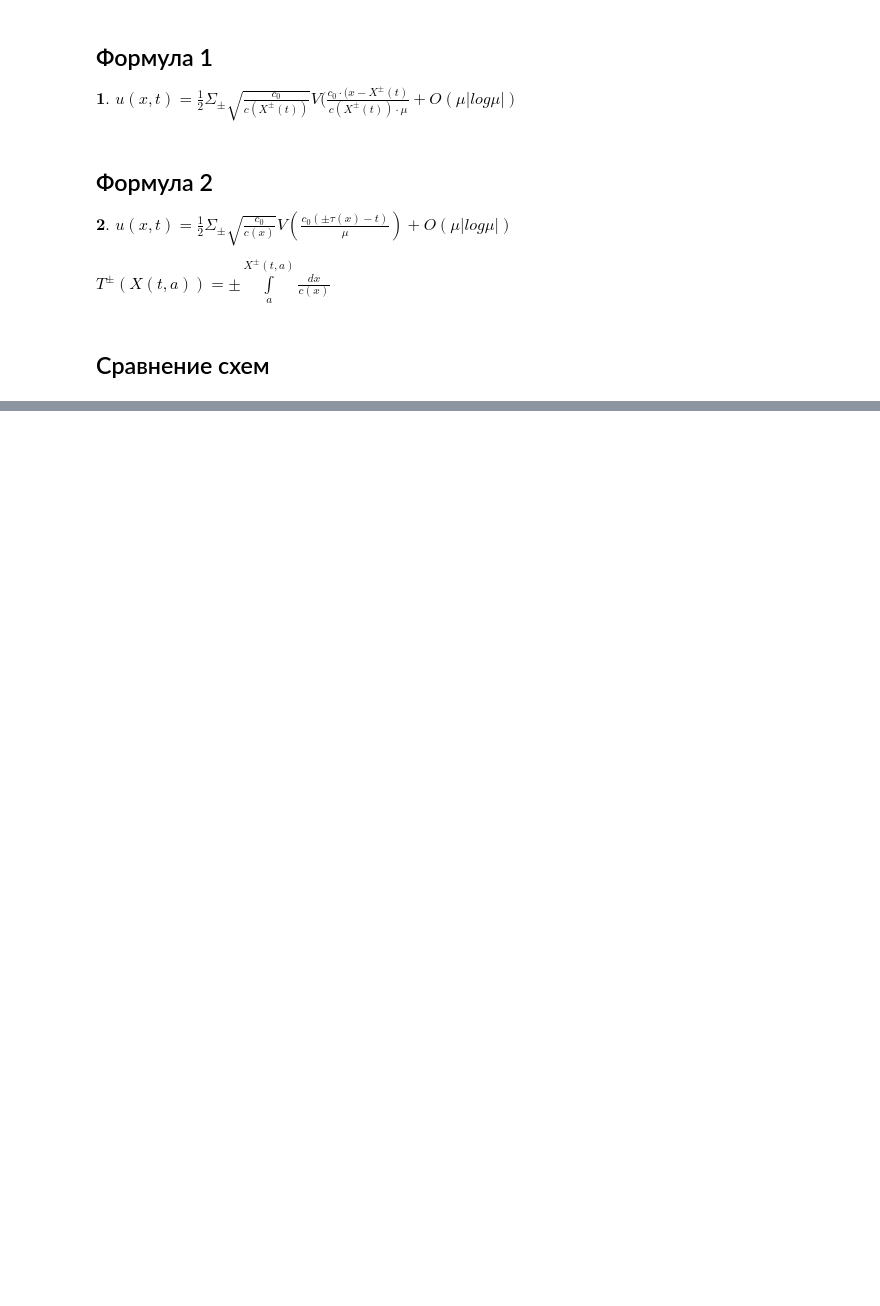
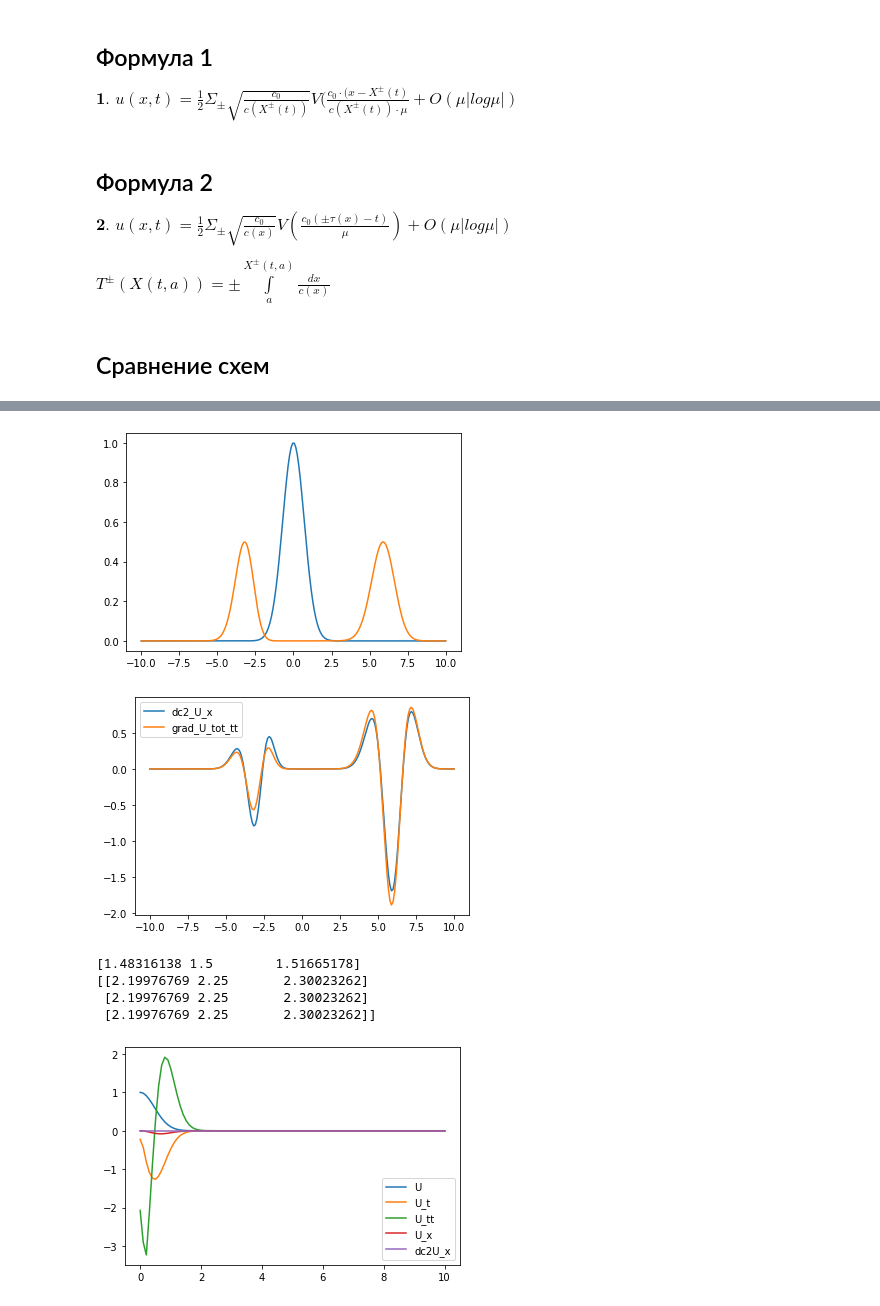
Before and after one commit to brodayagabro/numerical_methods, a Jupyter notebook: Решения/Dobrohotov.ipynb, the cells around one changed output, grey strips where cells are left out. Drawn from its saved outputs; the diff is of its cells as text; code cells hidden in the pictures; blank space fills up the shorter version.

```diff
--- a/Решения/Dobrohotov.ipynb
+++ b/Решения/Dobrohotov.ipynb
@@ -260,0 +316,76 @@ a
+# %%
+def c1(x):
+    return 0.1*x
+def u(x, t):
+    return 0.5*(np.exp(-(x+c(x)*t)**2) + np.exp(-(x-c(x)*t)**2))
+T = np.linspace(0, 10, 100)
+dt = np.mean(np.diff(T))
+X = np.linspace(-10, 10, 200)
+dx = np.mean(np.diff(X))
+t0 = 3
+x0 = 0
+plt.plot(X, u(X, 0))
+plt.plot(X, u(X, t0))
+plt.show()
+
+def dU_num_x(u, c, X, t0, dt):
+    U = u(X, t0)
+    # t-> t+dt
+    Udt = u(X, t0+dt)
+    # t-> t-dt
+    U_dt = u(X, t0-dt)
+    U_tot=np.array([Udt, U, U_dt])
+    #  вычисление первой производной по х
+    U_x = np.gradient(U_tot, X, axis=1)[1]
+    # вычисление произведения c(x)^2 * du/dx
+    c2_U_x = c(X)*c(X)*U_x
+    # вычисление d(c(x)^2 * du/dx)/dx
+    dc2_U_x = np.gradient(c2_U_x, X)/2
+    # du/dt
+    grad_U_tot_t = np.gradient(U_tot, dt, axis=0)
+    # ddu/dt^2
+    grad_U_tot_tt = np.gradient(grad_U_tot_t, dt, axis=0)[0]
+    plt.plot(X, dc2_U_x, label="dc2_U_x")
+    plt.plot(X, grad_U_tot_tt, label="grad_U_tot_tt")
+    plt.legend()
+    plt.show()
+    return grad_U_tot_tt - dc2_U_x
+
+dU_num_x(u, c, X, t0, dt)
+
+def dU_num_t(u, c, T, x0, dx):
+    U = u(x0, T)
+    plt.plot(T, U, label="U")
+    U_t = np.gradient(U, T)
+    U_tt = np.gradient(U_t, T)
+
+    # x-> x-dx
+    U_dx = u(x0-dx, T)
+    # x-> x+dx
+    Udx = u(x0+dx, T)
+    X_tot = np.array([x0-dx, x0, x0+dx])
+    C = c(X_tot)
+    print(C)
+    U_tot = np.array([U_dx, U, Udx])
+    U_tot_x = np.gradient(U_tot, dx, axis=0)
+    C2 = np.resize((C*C), (3, 3))
+    print(C2)
+    c2U_x = np.matmul(C2, U_tot_x)
+    #print(c2U_x)
+    dc2U_x = np.gradient(c2U_x, dx, axis=0)[0]
+    plt.plot(T, U_t, label="U_t")
+    plt.plot(T, U_tt, label="U_tt")
+    plt.plot(T, U_tot_x[1], label="U_x")
+    plt.plot(T, dc2U_x, label="dc2U_x")
+    plt.legend()
+    plt.show()
+
+dU_num_t(u, c, T, x0, dx)
+# %% [output]
+[figure, added]
+[figure, added]
+[1.48316138 1.5        1.51665178]
+[[2.19976769 2.25       2.30023262]
+ [2.19976769 2.25       2.30023262]
+ [2.19976769 2.25       2.30023262]]
+[figure, added]
```
Also changed, not shown: parts of 8 cells of this notebook.
